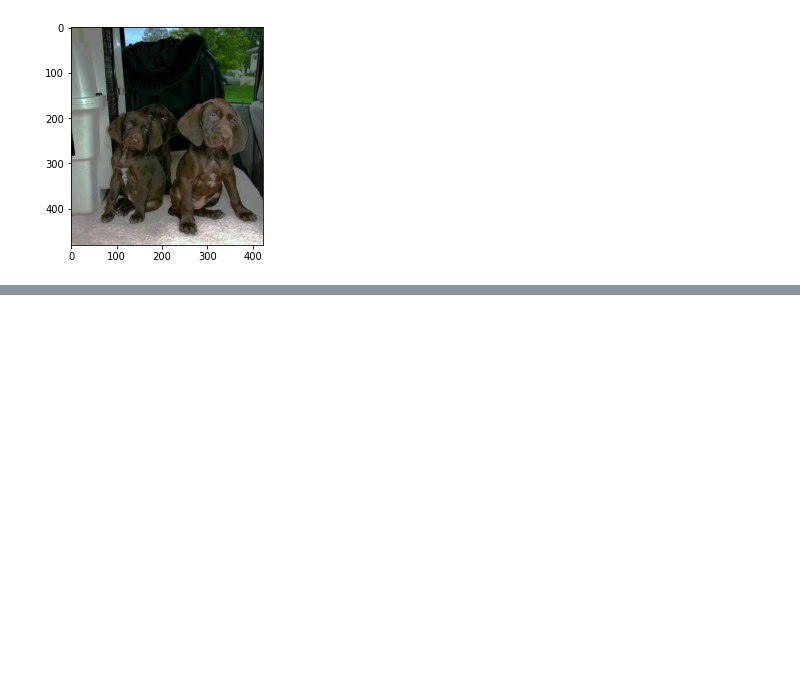
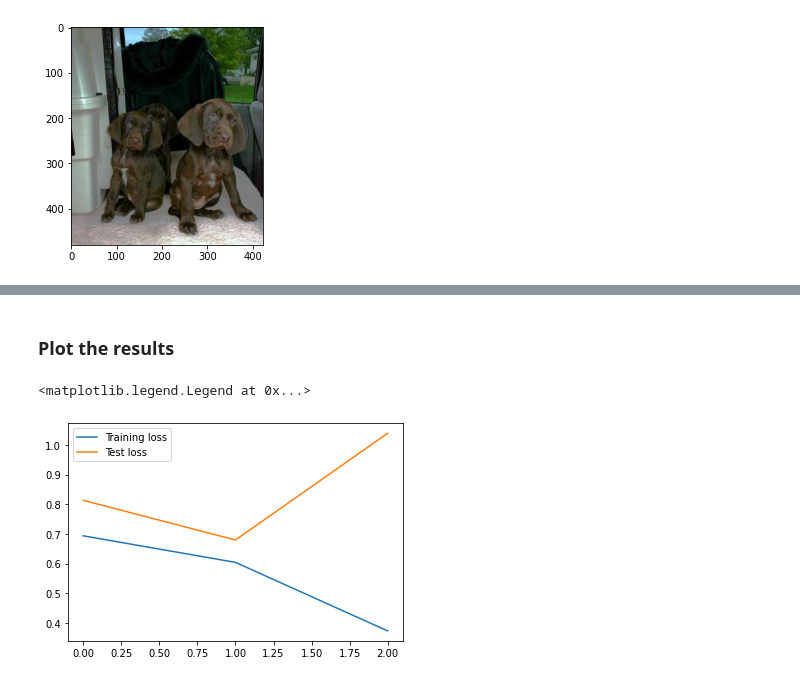
Before and after one commit to mr-rhombus/ML-Bootcamp, a Jupyter notebook: PyTorch/CNNs/real_images_cnn.ipynb, the cells around one changed output, grey strips where cells are left out. Cells and saved outputs as stored; diff of their text form; code cells hidden in the pictures; blank space fills up the shorter version.

```diff
--- a/PyTorch/CNNs/real_images_cnn.ipynb
+++ b/PyTorch/CNNs/real_images_cnn.ipynb
@@ -286,0 +376,31 @@ plt.imshow(np.transpose(im_inv.numpy(), (1,2,0)))
+# %%
+# Define the network
+class ConvNetwork(nn.Module):
+
+    def __init__(self):
+        super().__init__()
+        self.conv1 = nn.Conv2d(in_channels=3, out_channels=6, kernel_size=3, stride=1)
+        self.conv2 = nn.Conv2d(in_channels=6, out_channels=16, kernel_size=3, stride=1)
+        self.fc1 = nn.Linear(54*54*16, 120)
+        self.fc2 = nn.Linear(120, 84)
+        self.fc3 = nn.Linear(84, 2)
+
+    def forward(self, X):
+        X = F.relu(self.conv1(X))
+        # 2x2 kernel with stride of 2 - can always check out research to see which values they use for pooling layers. There's no right and wrong choice here, especially when it's the first time training the model!
+        X = F.max_pool2d(X, 2, 2)
+        X = F.relu(self.conv2(X))
+        X = F.max_pool2d(X, 2, 2)
+        X = X.view(-1, 54*54*16)  # begin flattening out images - the -1 is to retain the batch size
+        X = F.relu(self.fc1(X))
+        X = F.relu(self.fc2(X))
+        X = self.fc3(X)
+        return F.log_softmax(X, dim=1)
+# %%
+model = ConvNetwork()
+
+# Define loss and optimization
+criterion = nn.CrossEntropyLoss()
+optimizer = torch.optim.Adam(model.parameters(), lr=0.001)
+
+model
@@ -286,0 +490,11 @@ plt.imshow(np.transpose(im_inv.numpy(), (1,2,0)))
+# %% [markdown]
+### Plot the results
+# %%
+# Train loss
+plt.plot([el.item() for el in train_losses], label='Training loss')
+# Test loss
+plt.plot([el.item() for el in test_losses], label='Test loss')
+plt.legend()
+# %% [output]
+<matplotlib.legend.Legend at 0x...>
+[figure, added]
```
Also changed, not shown: parts of 15 cells of this notebook.
